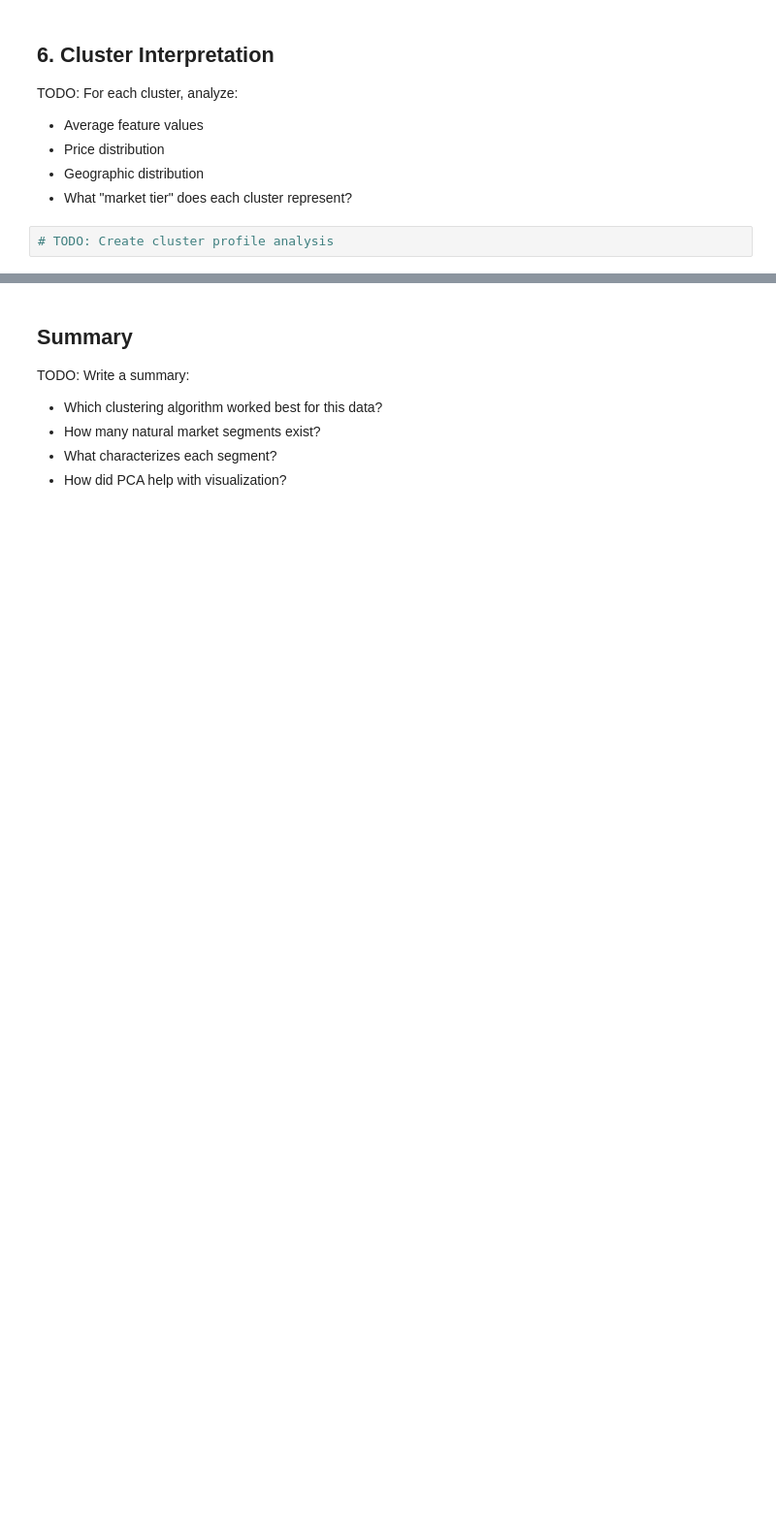
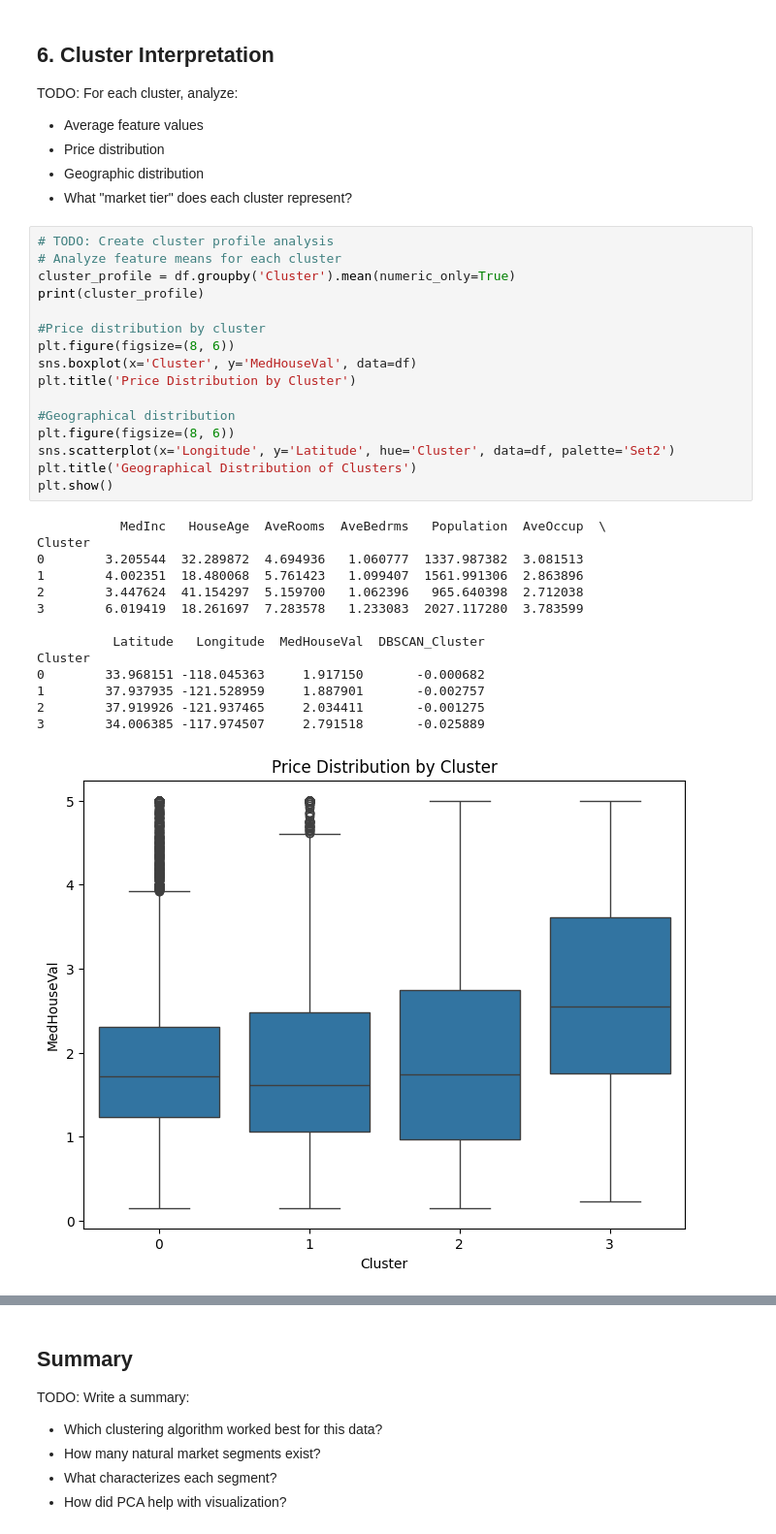
Before and after one commit to DigiCrome-Academy/real-estate-prediction-tanvibbsr-1, a Jupyter notebook: notebooks/02_clustering_analysis.ipynb, the cells around one changed output, grey strips where cells are left out. Shown at 97% size. Drawn from its saved outputs; the diff is of its cells as text; blank space fills up the shorter version.

```diff
--- a/notebooks/02_clustering_analysis.ipynb
+++ b/notebooks/02_clustering_analysis.ipynb
@@ -201,5 +230,34 @@ TODO: For each cluster, analyze:
 - Price distribution
 - Geographic distribution
 - What "market tier" does each cluster represent?
-# %%
-# TODO: Create cluster profile analysis
+# %%
+# TODO: Create cluster profile analysis
+# Analyze feature means for each cluster
+cluster_profile = df.groupby('Cluster').mean(numeric_only=True)
+print(cluster_profile)
+
+#Price distribution by cluster
+plt.figure(figsize=(8, 6))
+sns.boxplot(x='Cluster', y='MedHouseVal', data=df)
+plt.title('Price Distribution by Cluster')
+
+#Geographical distribution
+plt.figure(figsize=(8, 6))
+sns.scatterplot(x='Longitude', y='Latitude', hue='Cluster', data=df, palette='Set2')
+plt.title('Geographical Distribution of Clusters')
+plt.show()
+# %% [output]
+           MedInc   HouseAge  AveRooms  AveBedrms   Population  AveOccup  \
+Cluster
+0        3.205544  32.289872  4.694936   1.060777  1337.987382  3.081513
+1        4.002351  18.480068  5.761423   1.099407  1561.991306  2.863896
+2        3.447624  41.154297  5.159700   1.062396   965.640398  2.712038
+3        6.019419  18.261697  7.283578   1.233083  2027.117280  3.783599
+
+          Latitude   Longitude  MedHouseVal  DBSCAN_Cluster
+Cluster
+0        33.968151 -118.045363     1.917150       -0.000682
+1        37.937935 -121.528959     1.887901       -0.002757
+2        37.919926 -121.937465     2.034411       -0.001275
+3        34.006385 -117.974507     2.791518       -0.025889
+[figure, added]
```
Also changed, not shown: parts of 5 cells of this notebook, 1 other file.
